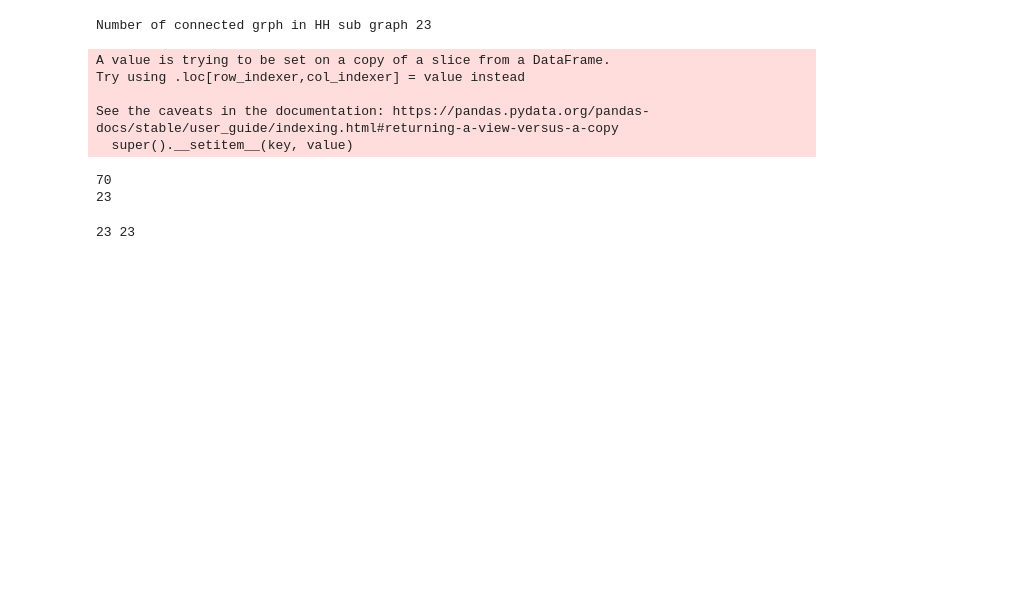
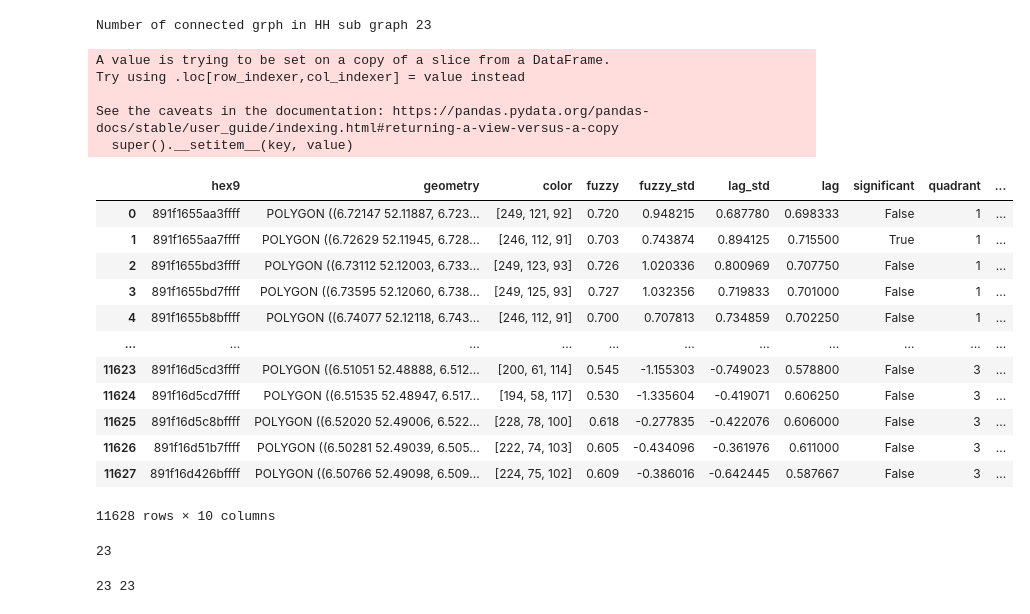
Before and after one commit to springonions-87/bioze_digital_mapping_tool, a Jupyter notebook: spatial_autocorrelation.ipynb, the cells around one changed output. Drawn from its saved outputs; the diff is of its cells as text; code cells hidden in the pictures; blank space fills up the shorter version.

```diff
--- a/spatial_autocorrelation.ipynb
+++ b/spatial_autocorrelation.ipynb
@@ -310,4 +321,22 @@ for centrality_dict in eigenvector_centralities:
 # print("10 most common values and their counts:")
 # for value, count in most_common_values:
 #     print
+# %%
+hex_df = hex.set_index('hex9').reindex(idx.index)
+# %%
+hex_df
+# %% [output]
+|  | hex9 | geometry | color | fuzzy | fuzzy_std | lag_std | lag | significant | quadrant | ... |
+| 0 | 891f1655aa3ffff | POLYGON ((6.72147 52.11887, 6.723... | [249, 121, 92] | 0.720 | 0.948215 | 0.687780 | 0.698333 | False | 1 | ... |
+| 1 | 891f1655aa7ffff | POLYGON ((6.72629 52.11945, 6.728... | [246, 112, 91] | 0.703 | 0.743874 | 0.894125 | 0.715500 | True | 1 | ... |
+| 2 | 891f1655bd3ffff | POLYGON ((6.73112 52.12003, 6.733... | [249, 123, 93] | 0.726 | 1.020336 | 0.800969 | 0.707750 | False | 1 | ... |
+| 3 | 891f1655bd7ffff | POLYGON ((6.73595 52.12060, 6.738... | [249, 125, 93] | 0.727 | 1.032356 | 0.719833 | 0.701000 | False | 1 | ... |
+| 4 | 891f1655b8bffff | POLYGON ((6.74077 52.12118, 6.743... | [246, 112, 91] | 0.700 | 0.707813 | 0.734859 | 0.702250 | False | 1 | ... |
+| ... | ... | ... | ... | ... | ... | ... | ... | ... | ... | ... |
+| 11623 | 891f16d5cd3ffff | POLYGON ((6.51051 52.48888, 6.512... | [200, 61, 114] | 0.545 | -1.155303 | -0.749023 | 0.578800 | False | 3 | ... |
+| 11624 | 891f16d5cd7ffff | POLYGON ((6.51535 52.48947, 6.517... | [194, 58, 117] | 0.530 | -1.335604 | -0.419071 | 0.606250 | False | 3 | ... |
+| 11625 | 891f16d5c8bffff | POLYGON ((6.52020 52.49006, 6.522... | [228, 78, 100] | 0.618 | -0.277835 | -0.422076 | 0.606000 | False | 3 | ... |
+| 11626 | 891f16d51b7ffff | POLYGON ((6.50281 52.49039, 6.505... | [222, 74, 103] | 0.605 | -0.434096 | -0.361976 | 0.611000 | False | 3 | ... |
+| 11627 | 891f16d426bffff | POLYGON ((6.50766 52.49098, 6.509... | [224, 75, 102] | 0.609 | -0.386016 | -0.642445 | 0.587667 | False | 3 | ... |
+11628 rows × 10 columns
 # %%
@@ -341,7 +370,4 @@ def filter_site(HH, fuzzy_df, w, g):
         site_idx.append(max_node_index)
     return site_idx
 # %%
-site_idx = filter_site(hh, hex, w, g)
+site_idx = get_sites(hex, w, g, idx)
-# %% [output]
-70
-23
@@ -348,3 +376,7 @@ site_idx = filter_site(hh, hex, w, g)
+# %%
+len(hex.loc[site_idx].reset_index())
+# %% [output]
+23
 # %%
 print(len(site), len(site_idx))
 set(site) & set(site_idx)
```
Also changed, not shown: parts of 3 cells of this notebook, 18 other files.
